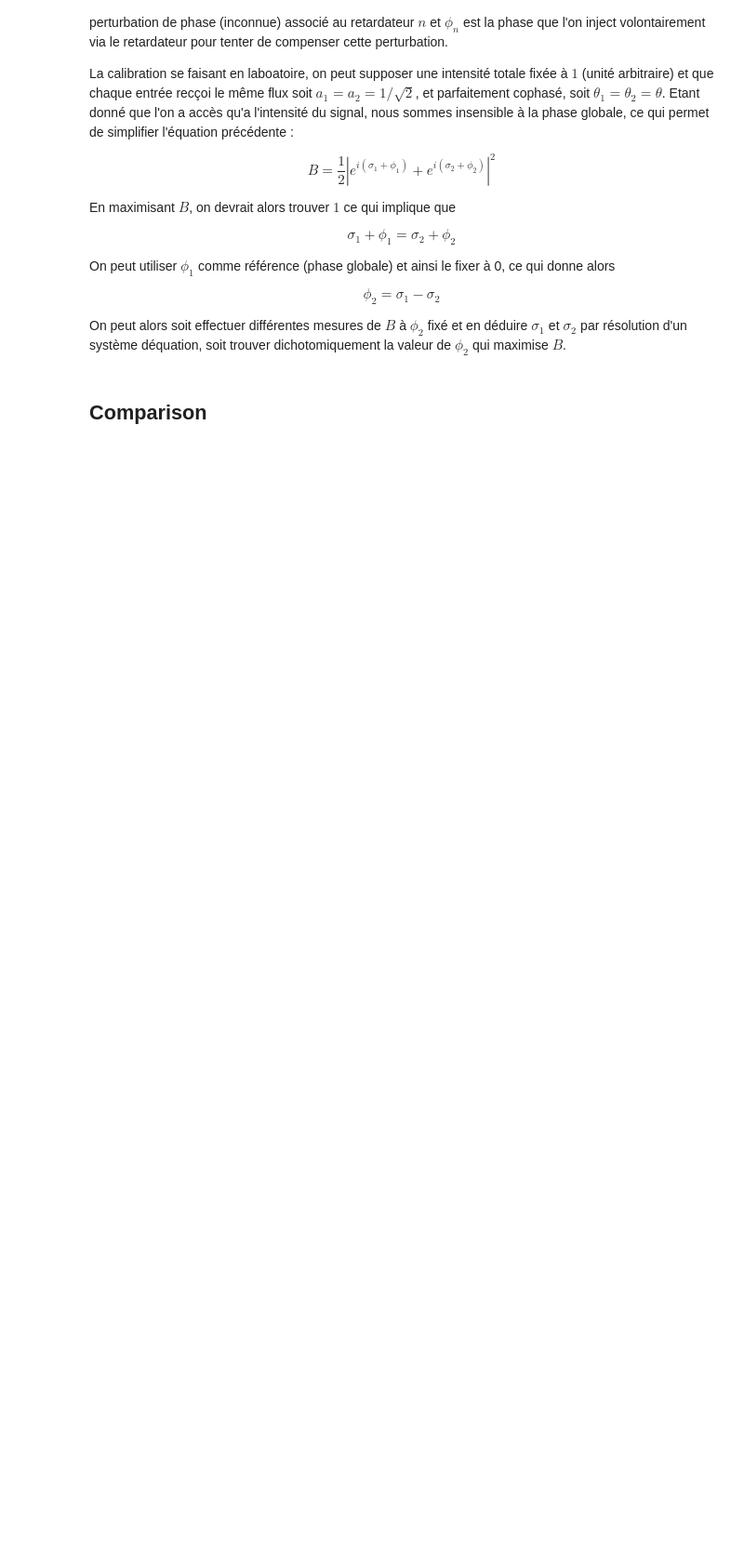
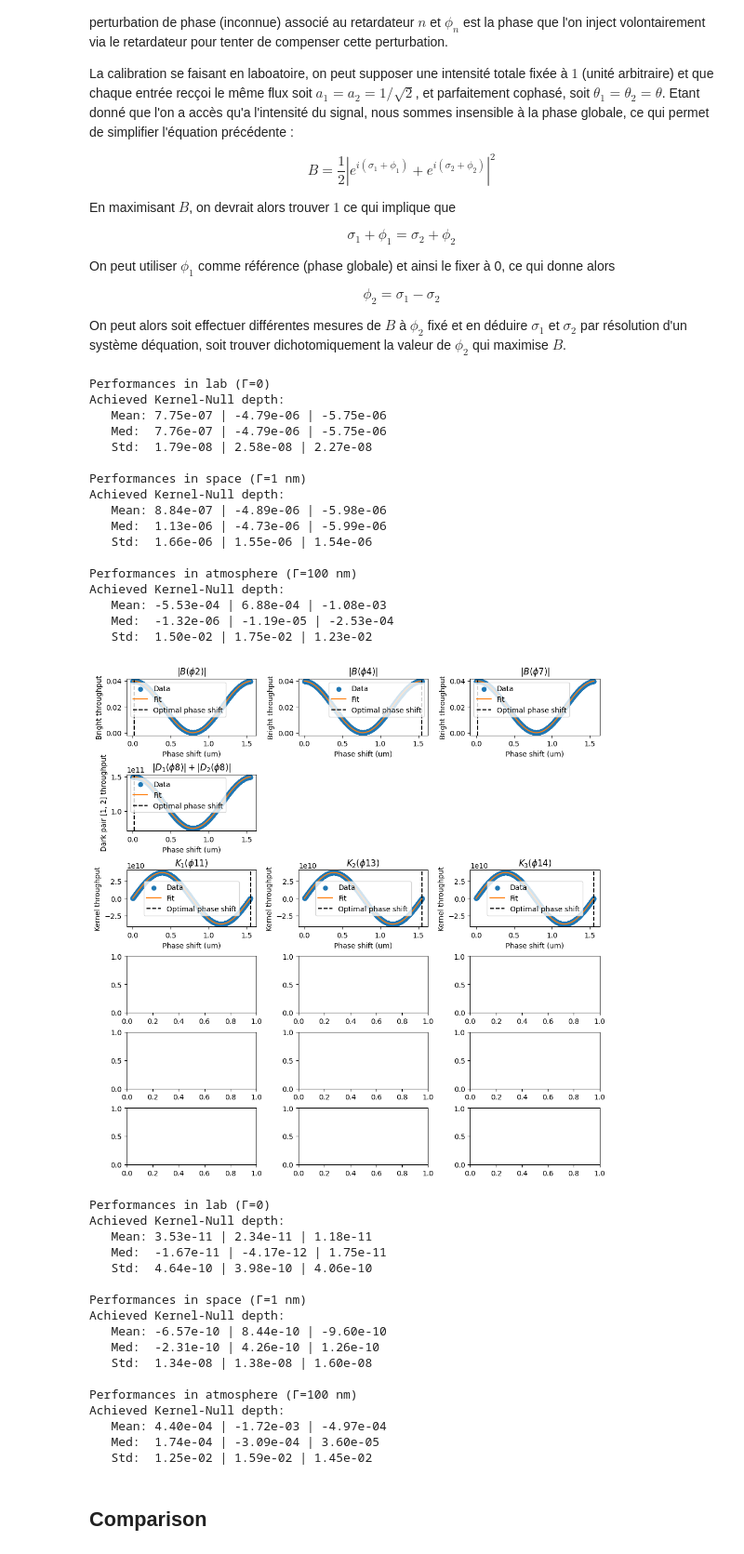
Before and after one commit to VForiel/PhD-Theory, a Jupyter notebook: Thesis.ipynb, the cells around one changed output. Shown at 93% size. Drawn from its saved outputs; the diff is of its cells as text; code cells hidden in the pictures; blank space fills up the shorter version.

```diff
--- a/Thesis.ipynb
+++ b/Thesis.ipynb
@@ -631,12 +557,48 @@ $$
 On peut alors soit effectuer différentes mesures de $B$ à $\phi_2$ fixé et en déduire $\sigma_1$ et $\sigma_2$ par résolution d'un système déquation, soit trouver dichotomiquement la valeur de $\phi_2$ qui maximise $B$.
 # %%
 from src import analysis
-from phise import Context
+import phise
 import astropy.units as u
 
-ctx = Context.get_VLTI()
+ctx = phise.examples.contexts.get_VLTI()
 ctx.monochromatic = True
 _ = analysis.calibration.obstruction_approach(n=1000, ctx=ctx, figsize=(5,5), save_as="generated/thesis/calibration/obstruction.png")
+# %% [output]
+Performances in lab (Γ=0)
+Achieved Kernel-Null depth:
+   Mean: 7.75e-07 | -4.79e-06 | -5.75e-06
+   Med:  7.76e-07 | -4.79e-06 | -5.75e-06
+   Std:  1.79e-08 | 2.58e-08 | 2.27e-08
+
+Performances in space (Γ=1 nm)
+Achieved Kernel-Null depth:
+   Mean: 8.84e-07 | -4.89e-06 | -5.98e-06
+   Med:  1.13e-06 | -4.73e-06 | -5.99e-06
+   Std:  1.66e-06 | 1.55e-06 | 1.54e-06
+
+Performances in atmosphere (Γ=100 nm)
+Achieved Kernel-Null depth:
+   Mean: -5.53e-04 | 6.88e-04 | -1.08e-03
+   Med:  -1.32e-06 | -1.19e-05 | -2.53e-04
+   Std:  1.50e-02 | 1.75e-02 | 1.23e-02
+[figure, added]
+Performances in lab (Γ=0)
+Achieved Kernel-Null depth:
+   Mean: 3.53e-11 | 2.34e-11 | 1.18e-11
+   Med:  -1.67e-11 | -4.17e-12 | 1.75e-11
+   Std:  4.64e-10 | 3.98e-10 | 4.06e-10
+
+Performances in space (Γ=1 nm)
+Achieved Kernel-Null depth:
+   Mean: -6.57e-10 | 8.44e-10 | -9.60e-10
+   Med:  -2.31e-10 | 4.26e-10 | 1.26e-10
+   Std:  1.34e-08 | 1.38e-08 | 1.60e-08
+
+Performances in atmosphere (Γ=100 nm)
+Achieved Kernel-Null depth:
+   Mean: 4.40e-04 | -1.72e-03 | -4.97e-04
+   Med:  1.74e-04 | -3.09e-04 | 3.60e-05
+   Std:  1.25e-02 | 1.59e-02 | 1.45e-02
 # %% [markdown]
 ## Comparison
 # %%
```
Also changed, not shown: parts of 40 cells of this notebook, 19 other files.
